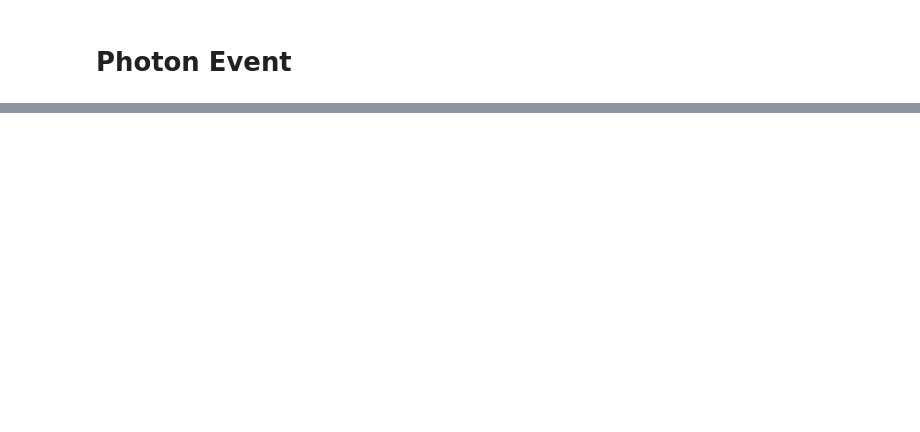
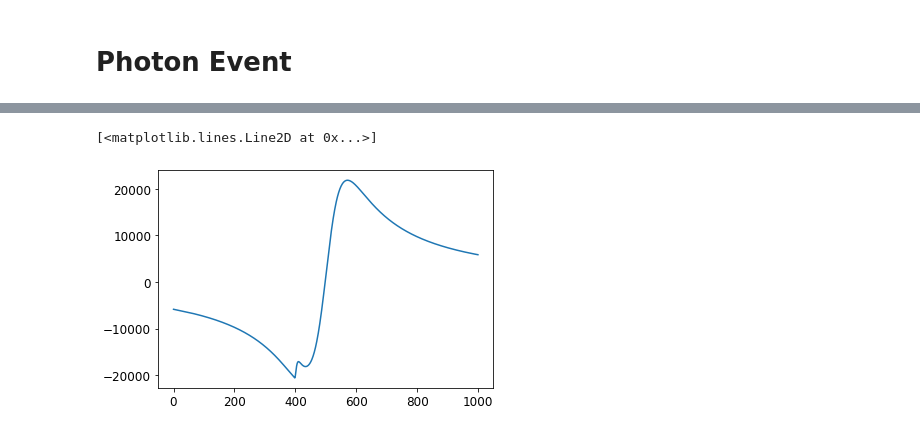
Before and after one commit to MazinLab/MKIDReadoutAnalysis, a Jupyter notebook: Example.ipynb, the cells around one changed output, grey strips where cells are left out. Cells and saved outputs as stored; diff of their text form; code cells hidden in the pictures; blank space fills up the shorter version.

```diff
--- a/Example.ipynb
+++ b/Example.ipynb
@@ -148,0 +143,5 @@ ValueError: operands could not be broadcast together with shapes (1000,) (40000,
+# %%
+plt.plot(lit_meas.iq_response_nonoise.real)
+# %% [output]
+[<matplotlib.lines.Line2D at 0x...>]
+[figure, added]
```
Also changed, not shown: parts of 8 cells of this notebook, 3 other files.
